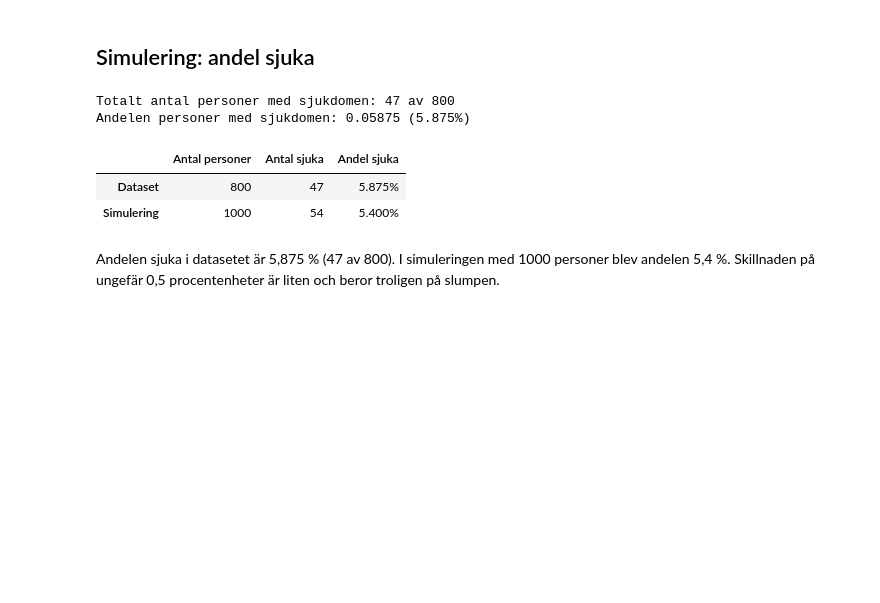
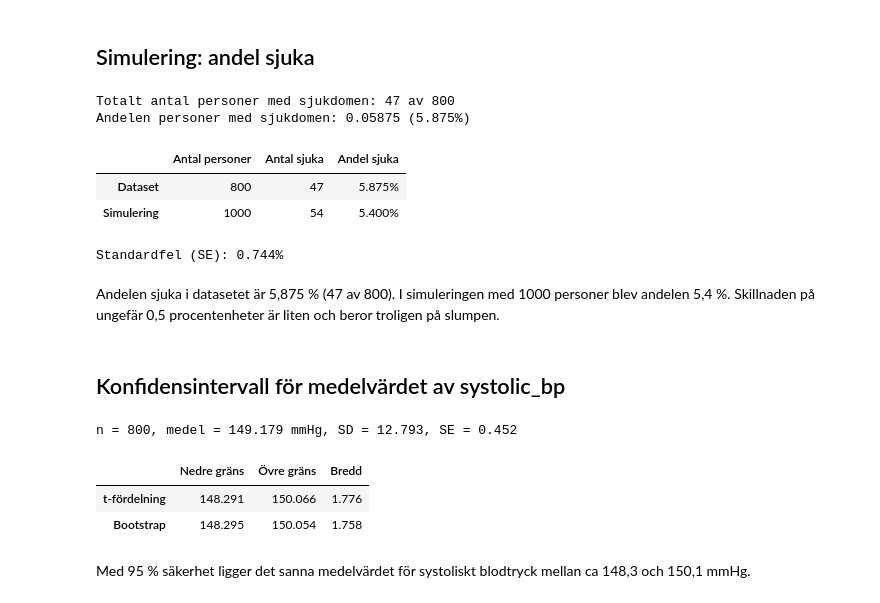
Before and after one commit to Jujbraga/halsostudie, a Jupyter notebook: report.ipynb, the cells around one changed output. Cells and saved outputs as stored; diff of their text form; code cells hidden in the pictures; blank space fills up the shorter version.

```diff
--- a/report.ipynb
+++ b/report.ipynb
@@ -143,6 +144,7 @@ with_disease = int(df["disease"].sum())
 mean_disease = df["disease"].mean()
 
 sample = rng.binomial(n=1, p=mean_disease, size=1000)
+se_disease = np.sqrt(mean_disease * (1 - mean_disease) / 1000)
 
 comparison = pd.DataFrame({
     "Antal personer": [len(df), len(sample)],
@@ -155,11 +157,53 @@ Totalt antal personer med sjukdomen: {with_disease} av {df.disease.count()}
 Andelen personer med sjukdomen: {mean_disease} ({mean_disease*100}%)
 """)
 display(comparison.style.format({"Andel sjuka": "{:.3%}"}))
+print(f"Standardfel (SE): {se_disease:.3%}")
 # %% [output]
 Totalt antal personer med sjukdomen: 47 av 800
 Andelen personer med sjukdomen: 0.05875 (5.875%)
 |  | Antal personer | Antal sjuka | Andel sjuka |
 | Dataset | 800 | 47 | 5.875% |
 | Simulering | 1000 | 54 | 5.400% |
+Standardfel (SE): 0.744%
 # %% [markdown]
 Andelen sjuka i datasetet är 5,875 % (47 av 800). I simuleringen med 1000 personer blev andelen 5,4 %. Skillnaden på ungefär 0,5 procentenheter är liten och beror troligen på slumpen.
+# %% [markdown]
+## Konfidensintervall för medelvärdet av systolic_bp
+# %%
+rng_boot = np.random.default_rng(15)
+
+bp = df.systolic_bp.values
+n_bp = bp.size
+mean_bp = df.systolic_bp.mean()
+sd_bp = bp.std(ddof=1)
+se_bp = sd_bp / np.sqrt(n_bp)
+
+t_crit = stats.t.ppf(0.975, df=n_bp-1)
+
+ci_low_t = mean_bp - t_crit * se_bp
+ci_high_t = mean_bp + t_crit * se_bp
+
+# Bootstrap
+n_boot = 10_000
+boot_means = []
+for _ in range(n_boot):
+    boot_sample = rng_boot.choice(bp, size=n_bp, replace=True)
+    boot_means.append(boot_sample.mean())
+ci_low_boot, ci_high_boot = np.percentile(boot_means, [2.5, 97.5])
+
+print(f"n = {n_bp}, medel = {mean_bp:.3f} mmHg, SD = {sd_bp:.3f}, SE = {se_bp:.3f}")
+
+ci_table = pd.DataFrame({
+    "Nedre gräns": [ci_low_t, ci_low_boot],
+    "Övre gräns": [ci_high_t, ci_high_boot],
+    "Bredd": [ci_high_t - ci_low_t, ci_high_boot - ci_low_boot],
+}, index=["t-fördelning", "Bootstrap"]).round(3)
+
+display(ci_table)
+# %% [output]
+n = 800, medel = 149.179 mmHg, SD = 12.793, SE = 0.452
+|  | Nedre gräns | Övre gräns | Bredd |
+| t-fördelning | 148.291 | 150.066 | 1.776 |
+| Bootstrap | 148.295 | 150.054 | 1.758 |
+# %% [markdown]
+Med 95 % säkerhet ligger det sanna medelvärdet för systoliskt blodtryck mellan ca 148,3 och 150,1 mmHg.
```
Also changed, not shown: parts of 1 cell of this notebook.
